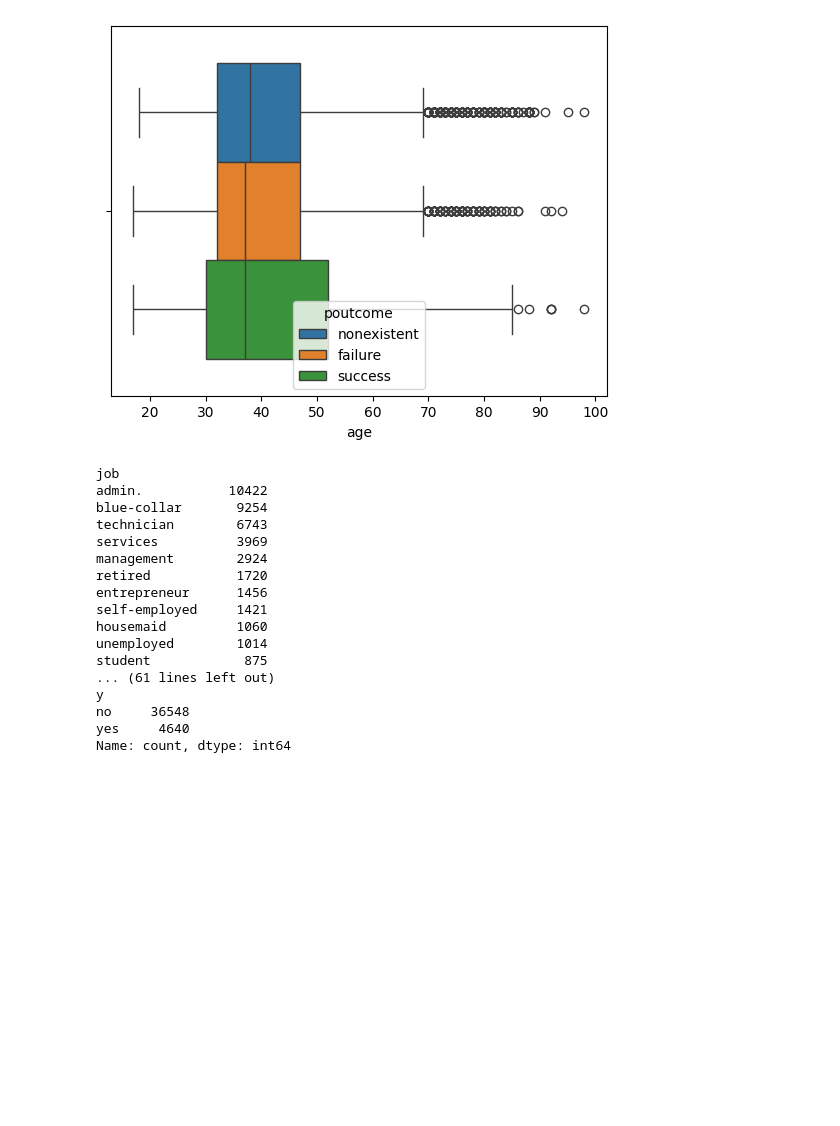
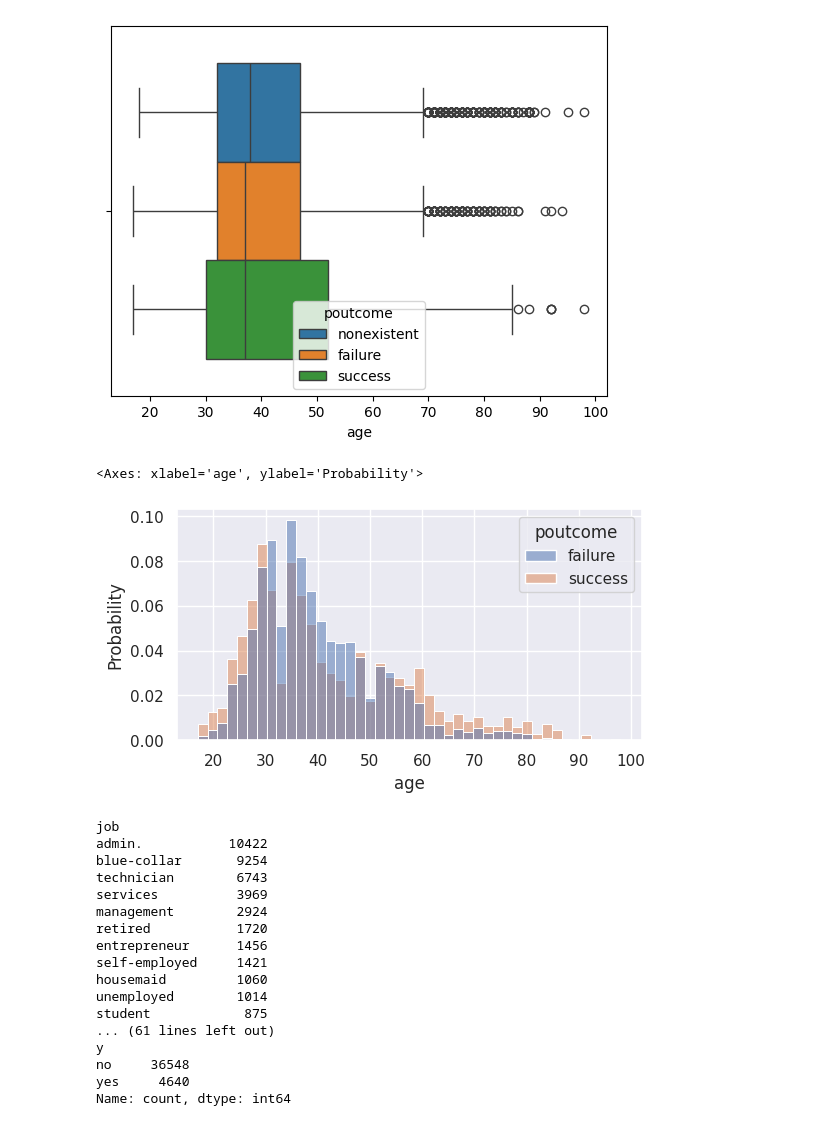
Before and after one commit to aetabid/mschine_logesticreggressionintro, a Jupyter notebook: src/explore.ipynb, the cells around one changed output. Drawn from its saved outputs; the diff is of its cells as text; code cells hidden in the pictures; blank space fills up the shorter version.

```diff
--- a/src/explore.ipynb
+++ b/src/explore.ipynb
@@ -35,9 +35,12 @@ sns.boxplot(data = main_df, x='age', hue = 'poutcome')
 [figure]
 # %%
 #how many people are yes or no in this data set
-#plt.figure(figsize=(6,3))
-#sns.histplot(data = main_df[main_df['poutcome']!='nonexistent'], x='age', hue = 'poutcome',
-             #stat='probability', common_norm = False)
+plt.figure(figsize=(6,3))
+sns.histplot(data = main_df[main_df['poutcome']!='nonexistent'], x='age', hue = 'poutcome',
+             stat='probability', common_norm = False)
+# %% [output]
+<Axes: xlabel='age', ylabel='Probability'>
+[figure, added]
 # %%
 #main_df.groupby('education').value_counts()
 #education degree has higher rate
```
Also changed, not shown: parts of 21 cells of this notebook.
